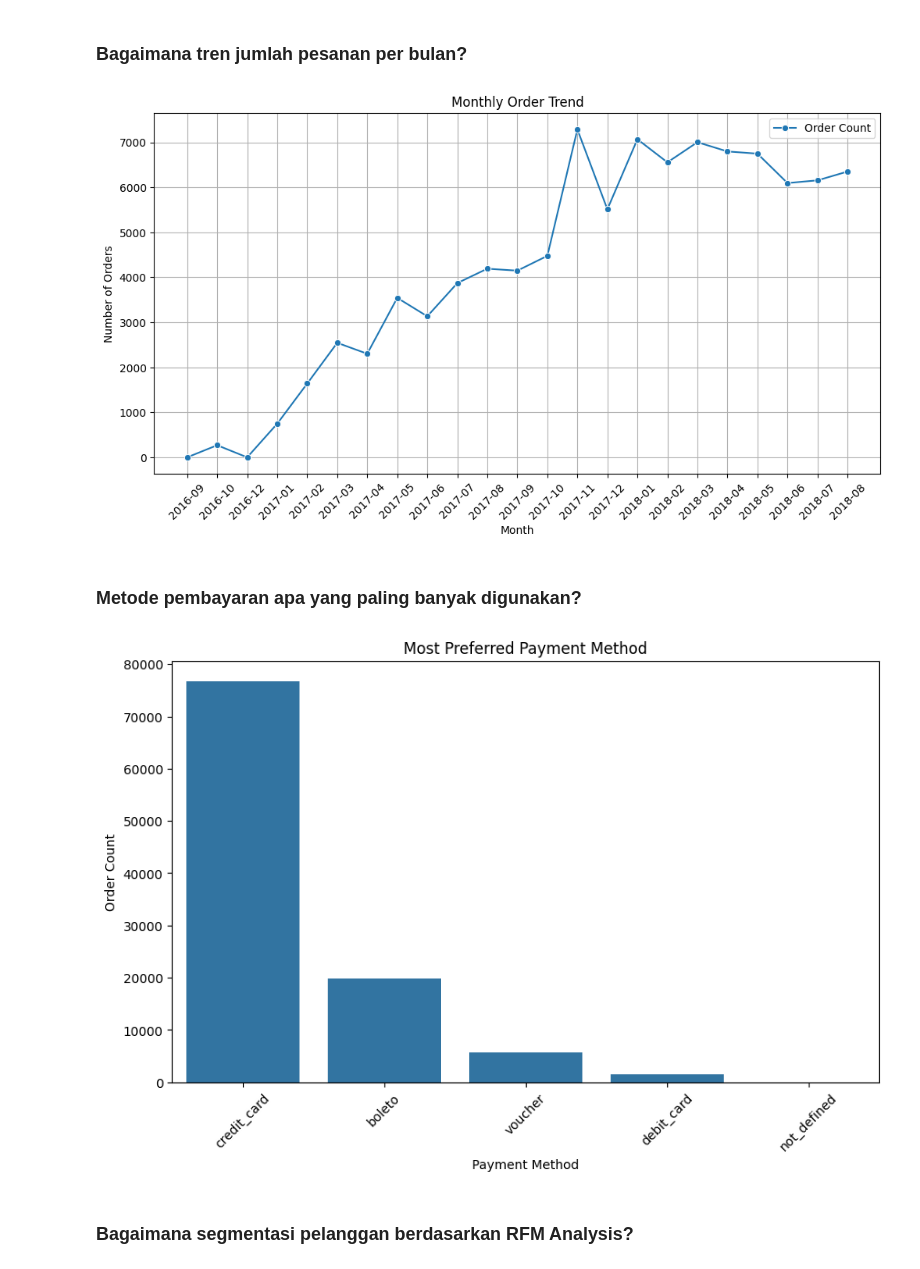
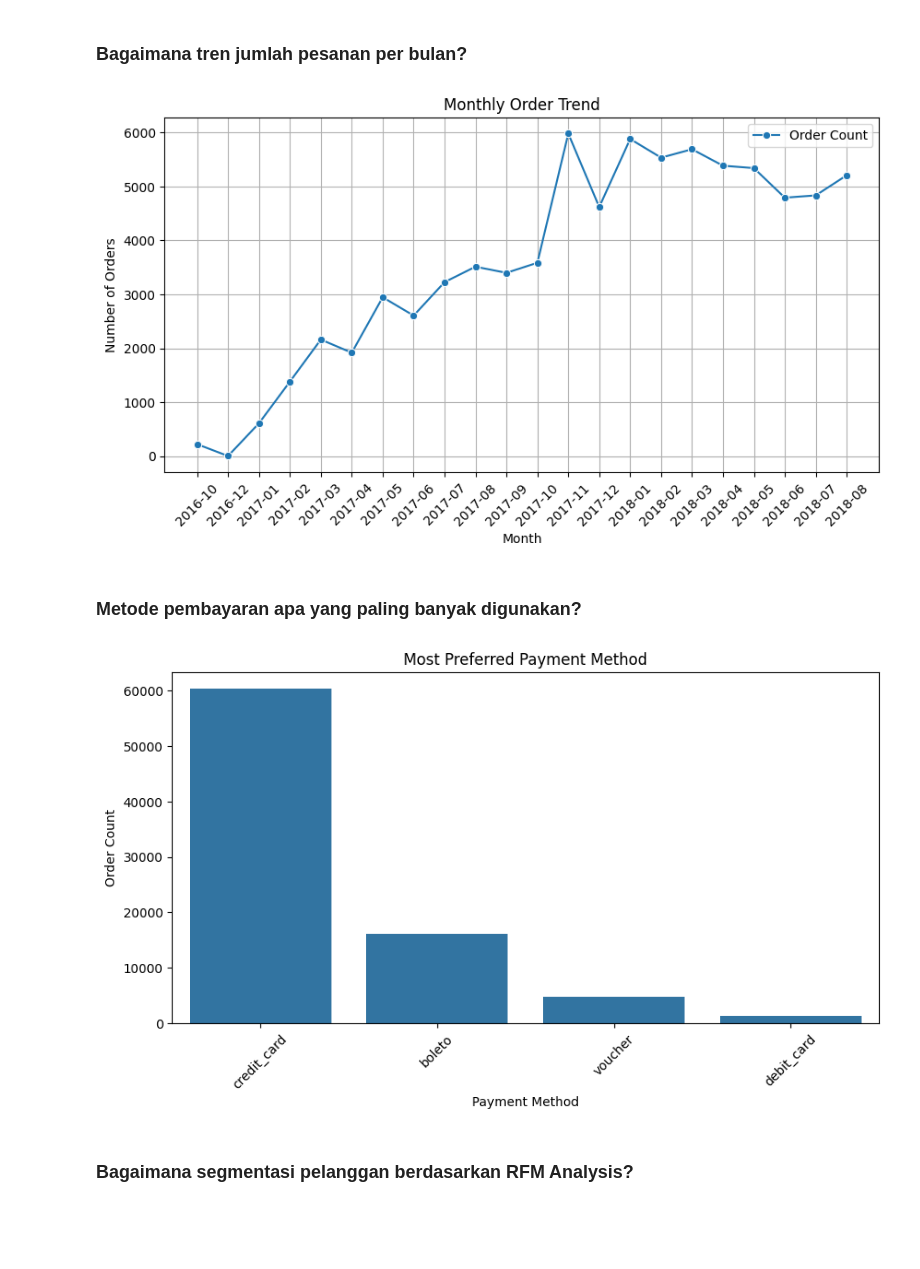
Before and after one commit to ahmadzkh/ecommerce_zaky, a Jupyter notebook: notebook_zaky.ipynb, the cells around one changed output. Cells and saved outputs as stored; diff of their text form; code cells hidden in the pictures; blank space fills up the shorter version.

Commit message:
feat: updated chart visualisation

```diff
--- a/notebook_zaky.ipynb
+++ b/notebook_zaky.ipynb
@@ -799,11 +857,9 @@ Merge `orders` dan `oreder_items` untuk Transaksi per Bulan
 # %%
-orders_with_prices = pd.merge(orders, order_items[['order_id', 'price']], on='order_id', how='left')
+all_data['order_month'] = all_data['order_date'].dt.to_period('M')
 
-orders_with_prices['order_month'] = orders_with_prices['order_date'].dt.to_period('M')
-
-monthly_data = orders_with_prices.groupby('order_month').agg(
-    order_count=('order_id', 'nunique'),  # Count unique orders
-    total_revenue=('price', 'sum')      # Sum of prices for total revenue
+monthly_data = all_data.groupby('order_month').agg(
+    order_count=('order_id', 'nunique'),
+    total_revenue=('price', 'sum')
 ).reset_index()
 
 monthly_data.columns = ['Month', 'Order_Count', 'Total_Revenue']
@@ -853,7 +901,7 @@ Menampilkan group by Frequency, Monetary, Recency
 # %%
-allRfm_df['total_price'] = allRfm_df['price'] * allRfm_df['order_item_id']
+all_data['total_price'] = all_data['price'] * all_data['order_item_id']
 
-rfm_df = allRfm_df.groupby(by="customer_id", as_index=False).agg({
+rfm_df = all_data.groupby(by="customer_id", as_index=False).agg({
     "order_date": "max",
     "order_id": "nunique",
     "total_price": "sum"
@@ -861,7 +909,7 @@ rfm_df = allRfm_df.groupby(by="customer_id", as_index=False).agg({
 rfm_df.columns = ["customer_id", "max_order_timestamp", "frequency", "monetary"]
 
 rfm_df["max_order_timestamp"] = rfm_df["max_order_timestamp"].dt.date
-recent_date = allRfm_df["order_date"].dt.date.max()
+recent_date = all_data["order_date"].dt.date.max()
 rfm_df["recency"] = rfm_df["max_order_timestamp"].apply(lambda x: (recent_date - x).days)
 
 rfm_df.drop("max_order_timestamp", axis=1, inplace=True)
@@ -922,7 +967,7 @@ Dengan segmentasi pelanggan, bisnis dapat menerapkan strategi pemasaran yang leb
 # %% [markdown]
 ### Bagaimana tren jumlah pesanan per bulan?
 # %%
-plt.figure(figsize=(12, 6))
+plt.figure(figsize=(10, 5))
 
 sns.lineplot(x=monthly_data['Month'].astype(str), y='Order_Count', data=monthly_data, marker='o', label='Order Count')
 plt.xlabel('Month')
@@ -933,21 +978,22 @@ plt.legend()
 plt.grid(True)
 plt.show()
 # %% [output]
-[figure, old version]
+[figure, new version]
 # %% [markdown]
 ### Metode pembayaran apa yang paling banyak digunakan?
 # %%
-payment_counts = order_payments['payment_type'].value_counts()
+payment_counts = all_data['payment_type'].value_counts()
 
-plt.figure(figsize=(10, 6))
-sns.countplot(x='payment_type', data=order_payments, order=payment_counts.index)
+plt.figure(figsize=(10, 5))
+
+sns.countplot(x='payment_type', data=all_data, order=payment_counts.index)
 plt.title('Most Preferred Payment Method')
 plt.xlabel('Payment Method')
 plt.ylabel('Order Count')
 plt.xticks(rotation=45)
 plt.show()
 # %% [output]
-[figure, old version]
+[figure, new version]
 # %% [markdown]
 ### Bagaimana segmentasi pelanggan berdasarkan RFM Analysis?
 # %%
```
Also changed, not shown: parts of 21 cells of this notebook, 1 other file.
